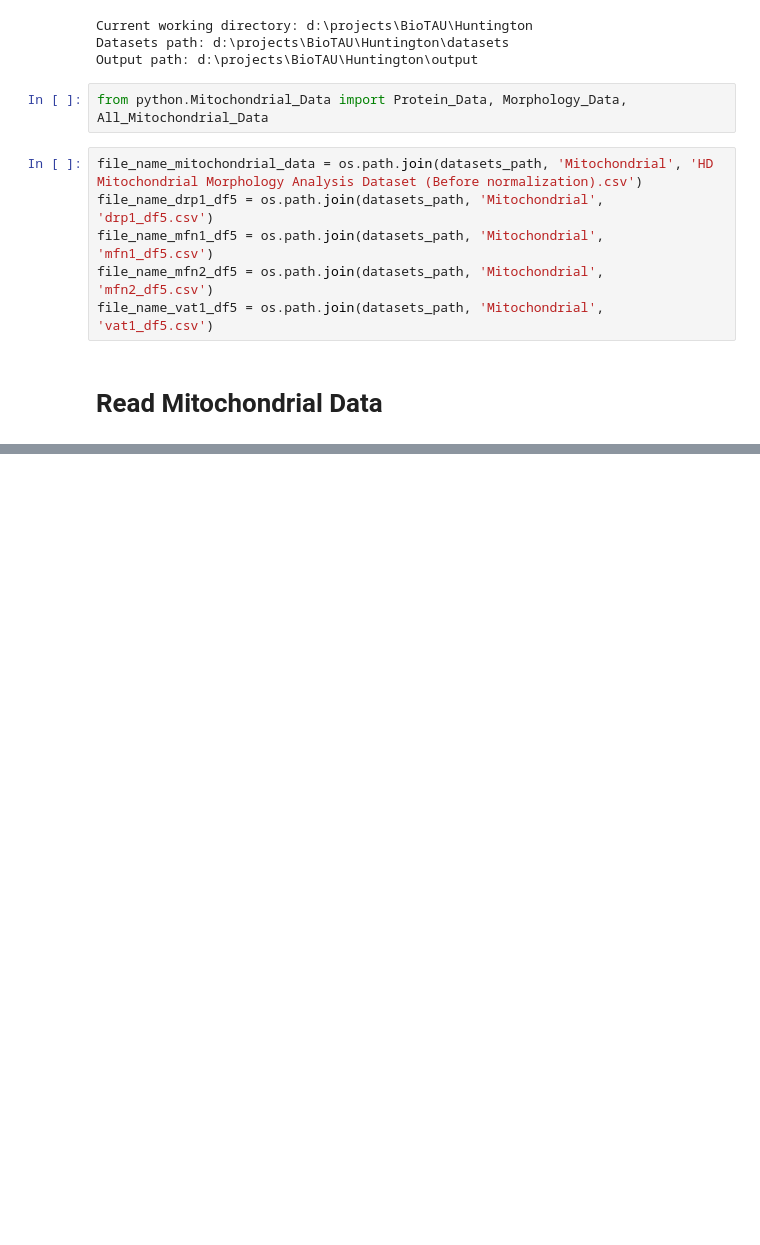
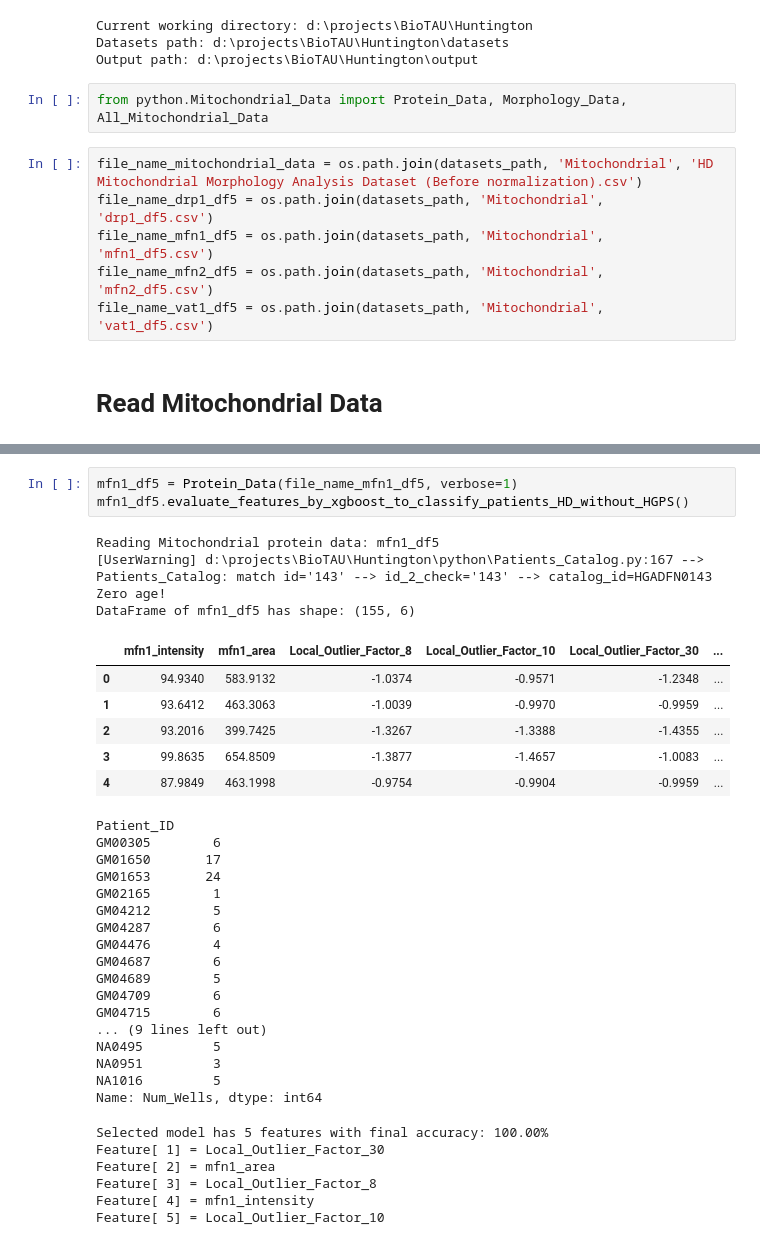
Before and after one commit to drormeir/Huntington, a Jupyter notebook: notebooks/Mitochondrial_Notebook.ipynb, the cells around one changed output, grey strips where cells are left out. Saved outputs shown, nothing was run; the diff lists cells and outputs as text; blank space fills up the shorter version.

```diff
--- a/notebooks/Mitochondrial_Notebook.ipynb
+++ b/notebooks/Mitochondrial_Notebook.ipynb
@@ -263,0 +118,36 @@ Name: Num_Wells, dtype: int64
+# %%
+mfn1_df5 = Protein_Data(file_name_mfn1_df5, verbose=1)
+mfn1_df5.evaluate_features_by_xgboost_to_classify_patients_HD_without_HGPS()
+# %% [output]
+Reading Mitochondrial protein data: mfn1_df5
+[UserWarning] d:\projects\BioTAU\Huntington\python\Patients_Catalog.py:167 --> Patients_Catalog: match id='143' --> id_2_check='143' --> catalog_id=HGADFN0143  Zero age!
+DataFrame of mfn1_df5 has shape: (155, 6)
+|  | mfn1_intensity | mfn1_area | Local_Outlier_Factor_8 | Local_Outlier_Factor_10 | Local_Outlier_Factor_30 | ... |
+| 0 | 94.9340 | 583.9132 | -1.0374 | -0.9571 | -1.2348 | ... |
+| 1 | 93.6412 | 463.3063 | -1.0039 | -0.9970 | -0.9959 | ... |
+| 2 | 93.2016 | 399.7425 | -1.3267 | -1.3388 | -1.4355 | ... |
+| 3 | 99.8635 | 654.8509 | -1.3877 | -1.4657 | -1.0083 | ... |
+| 4 | 87.9849 | 463.1998 | -0.9754 | -0.9904 | -0.9959 | ... |
+Patient_ID
+GM00305        6
+GM01650       17
+GM01653       24
+GM02165        1
+GM04212        5
+GM04287        6
+GM04476        4
+GM04687        6
+GM04689        5
+GM04709        6
+GM04715        6
+... (9 lines left out)
+NA0495         5
+NA0951         3
+NA1016         5
+Name: Num_Wells, dtype: int64
+Selected model has 5 features with final accuracy: 100.00%
+Feature[ 1] = Local_Outlier_Factor_30
+Feature[ 2] = mfn1_area
+Feature[ 3] = Local_Outlier_Factor_8
+Feature[ 4] = mfn1_intensity
+Feature[ 5] = Local_Outlier_Factor_10
```
Also changed, not shown: parts of 6 cells of this notebook, 4 other files.
